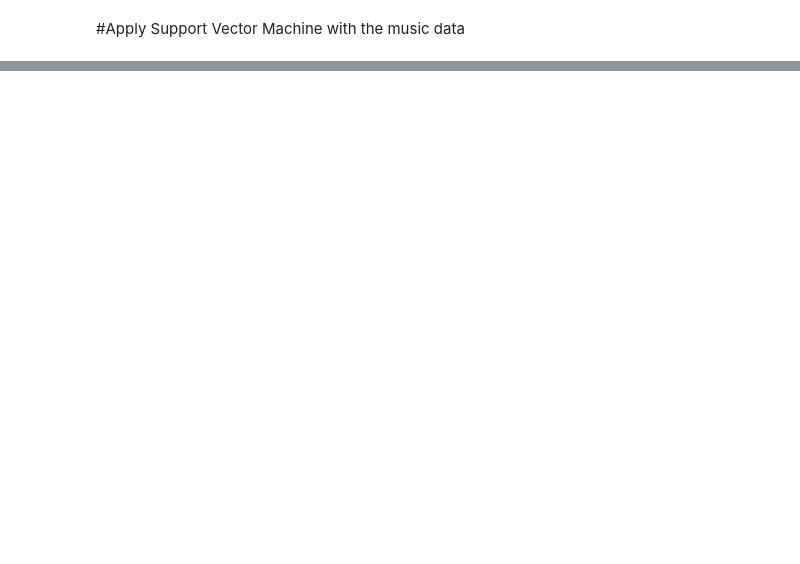
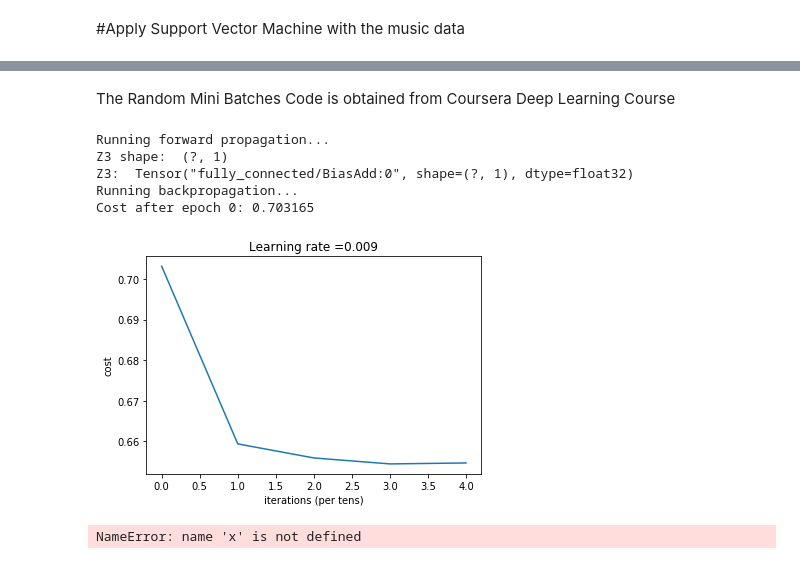
Before and after one commit to EzioAnCY/cs229project, a Jupyter notebook: CNN Based Music Emotion Classification.ipynb, the cells around one changed output, grey strips where cells are left out. Saved outputs shown, nothing was run; the diff lists cells and outputs as text; code cells hidden in the pictures; blank space fills up the shorter version.

```diff
--- a/CNN Based Music Emotion Classification.ipynb
+++ b/CNN Based Music Emotion Classification.ipynb
@@ -395,0 +606,8 @@ print("Accuracy:", (TN+TP)/99)
+# %%
+#create tensorflow
+def create_placeholders(n_H0, n_W0, n_C0, n_y):
+
+    X = tf.placeholder(tf.float32, [None, n_H0, n_W0, n_C0])
+    Y = tf.placeholder(tf.float32, [None, n_y])
+
+    return X, Y
@@ -395,0 +626,29 @@ print("Accuracy:", (TN+TP)/99)
+# %%
+#define forward propogation
+def forward_propagation(X, parameters):
+
+    W1 = parameters['W1']
+    W2 = parameters['W2']
+
+    # CONV2D: stride of 1, padding 'SAME'
+    Z1 = tf.nn.conv2d(X,W1, strides = [1,1,1,1], padding = 'SAME')
+    # RELU
+    A1 = tf.nn.relu(Z1)
+    # MAXPOOL: window 8x8, sride 8, padding 'SAME'
+    P1 = tf.nn.max_pool(A1, ksize = [1,8,8,1], strides = [1,8,8,1], padding = 'SAME')
+    # CONV2D: filters W2, stride 1, padding 'SAME'
+    Z2 = tf.nn.conv2d(P1,W2, strides = [1,1,1,1], padding = 'SAME')
+    # RELU
+    A2 = tf.nn.relu(Z2)
+    # MAXPOOL: window 4x4, stride 4, padding 'SAME'
+    P2 = tf.nn.max_pool(A2, ksize = [1,4,4,1], strides = [1,4,4,1], padding = 'SAME')
+    # FLATTEN
+    P = tf.contrib.layers.flatten(P2)
+    # FULLY-CONNECTED without non-linear activation function (not not call softmax).
+    # 6 neurons in output layer. Hint: one of the arguments should be "activation_fn=None"
+    Z3 = tf.contrib.layers.fully_connected(P, num_outputs=1, activation_fn=None)
+    ### END CODE HERE ###
+
+    return Z3
+# %% [markdown]
+The Random Mini Batches Code is obtained from Coursera Deep Learning Course
@@ -395,0 +695,7 @@ print("Accuracy:", (TN+TP)/99)
+# %%
+#define a function to calculate the mean loss of sigmoid function
+def compute_cost(Z3, Y):
+
+    cost = tf.reduce_mean(tf.nn.sigmoid_cross_entropy_with_logits(logits = Z3, labels = Y))
+
+    return cost
@@ -395,0 +783,10 @@ print("Accuracy:", (TN+TP)/99)
+# %%
+correct_prediction = model(X_train, Y_train, X_test, Y_test, num_epochs = 5)
+# %% [output]
+Running forward propagation...
+Z3 shape:  (?, 1)
+Z3:  Tensor("fully_connected/BiasAdd:0", shape=(?, 1), dtype=float32)
+Running backpropagation...
+Cost after epoch 0: 0.703165
+[figure, added]
+NameError: name 'x' is not defined
```
Also changed, not shown: parts of 45 cells of this notebook.
